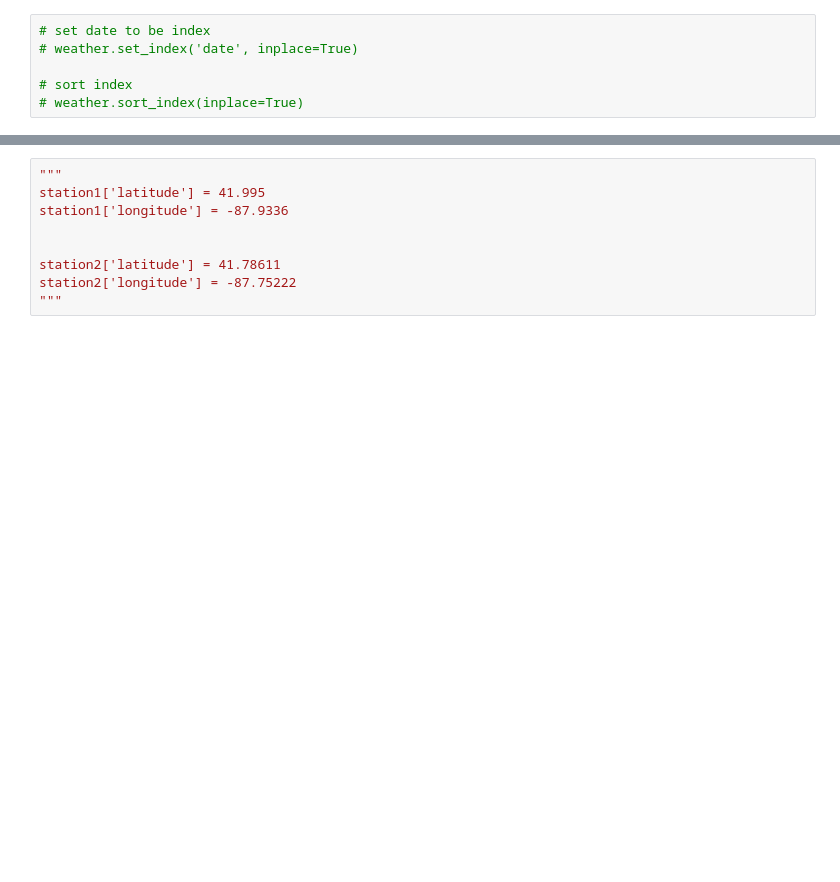
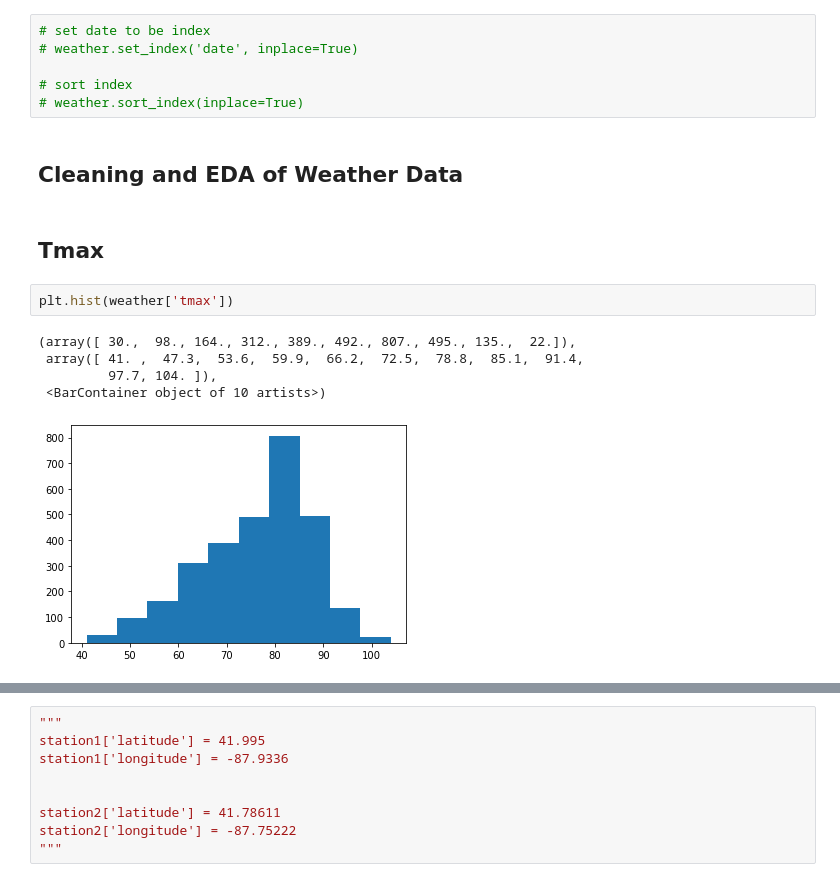
Before and after one commit to lindytanll/predict-west-nile-virus, a Jupyter notebook: Project 4 - Predict West Nile Virus.ipynb, the cells around one changed output, grey strips where cells are left out. Drawn from its saved outputs; the diff is of its cells as text; blank space fills up the shorter version.

```diff
--- a/Project 4 - Predict West Nile Virus.ipynb
+++ b/Project 4 - Predict West Nile Virus.ipynb
@@ -24,3 +27,15 @@ weather['date'] = pd.to_datetime(weather['date'])
 
 # sort index
 # weather.sort_index(inplace=True)
+# %% [markdown]
+## Cleaning and EDA of Weather Data
+# %% [markdown]
+## Tmax
+# %%
+plt.hist(weather['tmax'])
+# %% [output]
+(array([ 30.,  98., 164., 312., 389., 492., 807., 495., 135.,  22.]),
+ array([ 41. ,  47.3,  53.6,  59.9,  66.2,  72.5,  78.8,  85.1,  91.4,
+         97.7, 104. ]),
+ <BarContainer object of 10 artists>)
+[figure, added]
```
Also changed, not shown: parts of 136 cells of this notebook, 5 other files.
